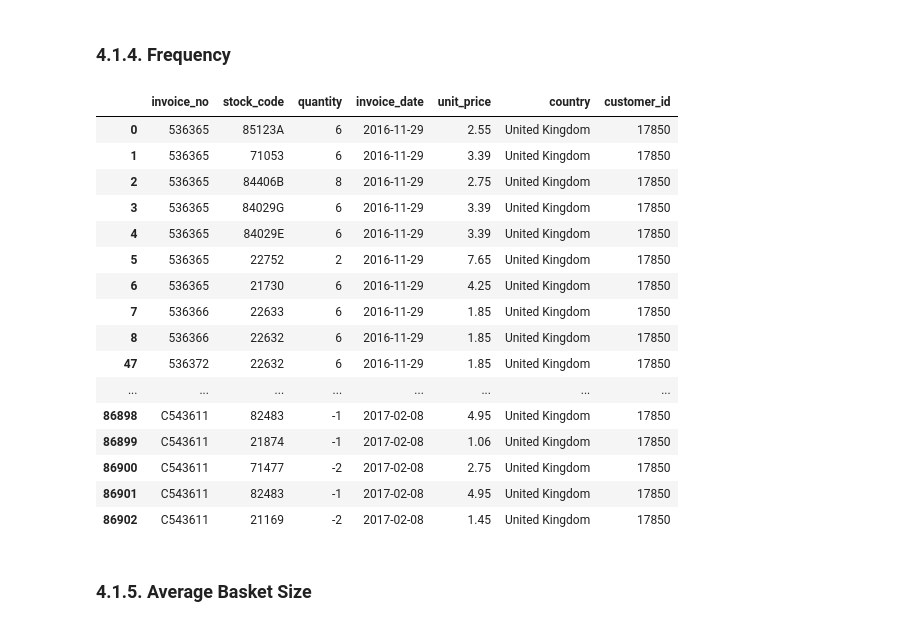
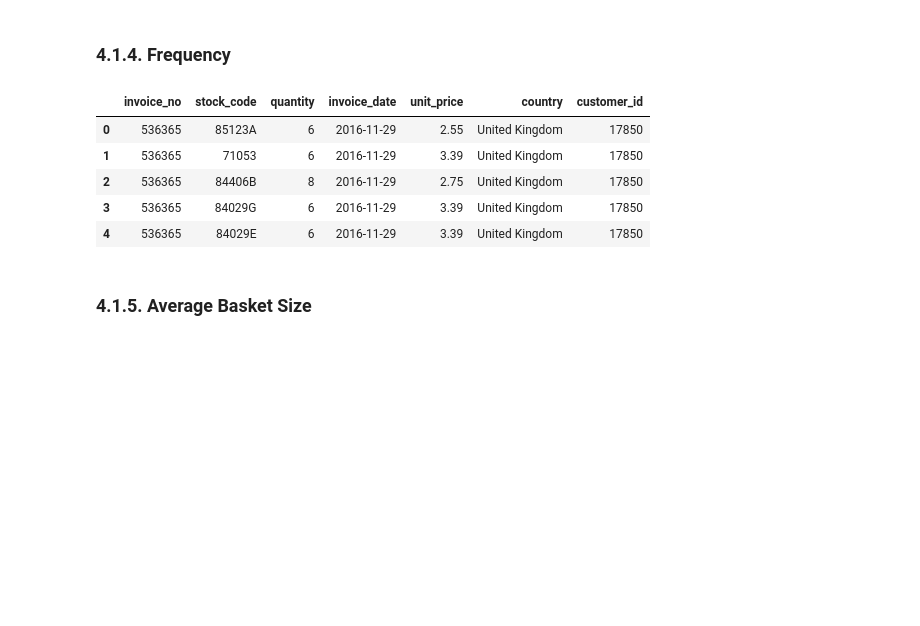
Before and after one commit to alessandra-barbosa/insiders_clustering_ecommerce, a Jupyter notebook: notebooks/5-ab-clustering-modeling.ipynb, the cells around one changed output. Cells and saved outputs as stored; diff of their text form; code cells hidden in the pictures; blank space fills up the shorter version.

```diff
--- a/notebooks/5-ab-clustering-modeling.ipynb
+++ b/notebooks/5-ab-clustering-modeling.ipynb
@@ -811,25 +811,15 @@ df3[df3['customer_id'] == 16446]
 ### 4.1.4. Frequency
 # %%
 #df4[df4['frequency'] == 17]
-df3[df3['customer_id'] == 17850]
+a=df3[df3['customer_id'] == 17850]
+a.head()
 # %% [output]
 |  | invoice_no | stock_code | quantity | invoice_date | unit_price | country | customer_id |
 | 0 | 536365 | 85123A | 6 | 2016-11-29 | 2.55 | United Kingdom | 17850 |
 | 1 | 536365 | 71053 | 6 | 2016-11-29 | 3.39 | United Kingdom | 17850 |
 | 2 | 536365 | 84406B | 8 | 2016-11-29 | 2.75 | United Kingdom | 17850 |
 | 3 | 536365 | 84029G | 6 | 2016-11-29 | 3.39 | United Kingdom | 17850 |
 | 4 | 536365 | 84029E | 6 | 2016-11-29 | 3.39 | United Kingdom | 17850 |
-| 5 | 536365 | 22752 | 2 | 2016-11-29 | 7.65 | United Kingdom | 17850 |
-| 6 | 536365 | 21730 | 6 | 2016-11-29 | 4.25 | United Kingdom | 17850 |
-| 7 | 536366 | 22633 | 6 | 2016-11-29 | 1.85 | United Kingdom | 17850 |
-| 8 | 536366 | 22632 | 6 | 2016-11-29 | 1.85 | United Kingdom | 17850 |
-| 47 | 536372 | 22632 | 6 | 2016-11-29 | 1.85 | United Kingdom | 17850 |
-| ... | ... | ... | ... | ... | ... | ... | ... |
-| 86898 | C543611 | 82483 | -1 | 2017-02-08 | 4.95 | United Kingdom | 17850 |
-| 86899 | C543611 | 21874 | -1 | 2017-02-08 | 1.06 | United Kingdom | 17850 |
-| 86900 | C543611 | 71477 | -2 | 2017-02-08 | 2.75 | United Kingdom | 17850 |
-| 86901 | C543611 | 82483 | -1 | 2017-02-08 | 4.95 | United Kingdom | 17850 |
-| 86902 | C543611 | 21169 | -2 | 2017-02-08 | 1.45 | United Kingdom | 17850 |
 # %% [markdown]
 ### 4.1.5. Average Basket Size
 # %%
```
Also changed, not shown: parts of 12 cells of this notebook.
